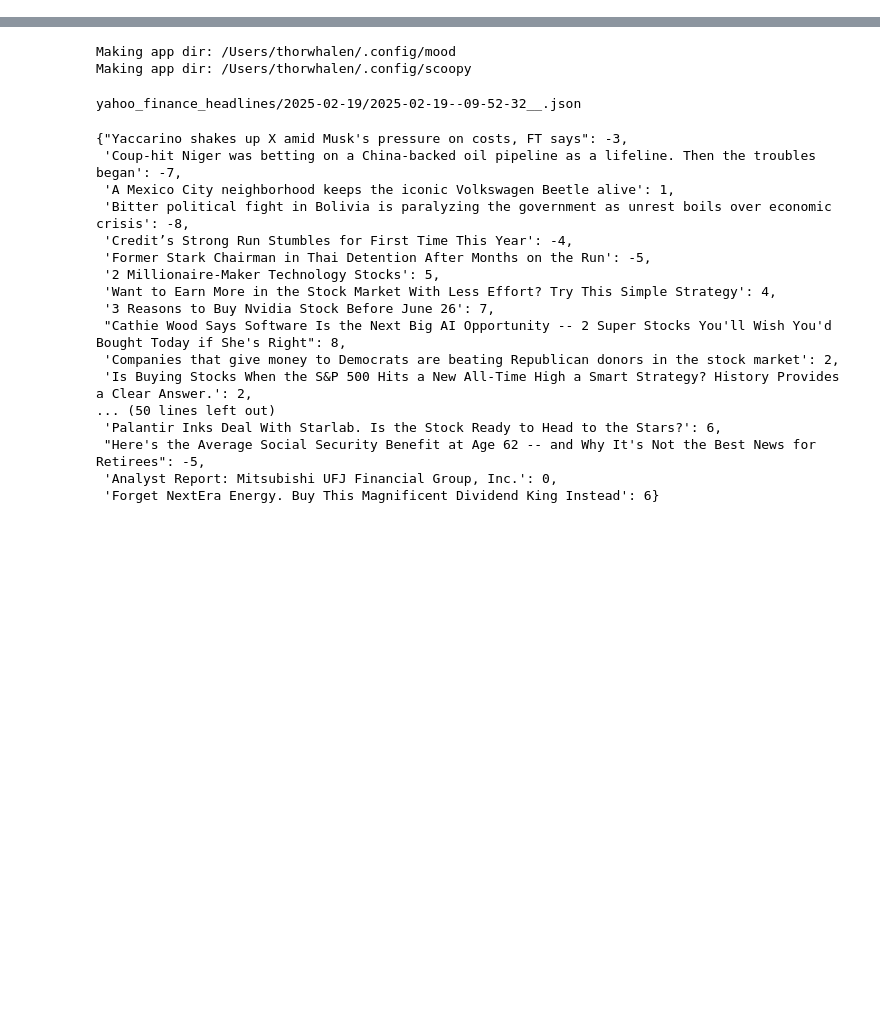
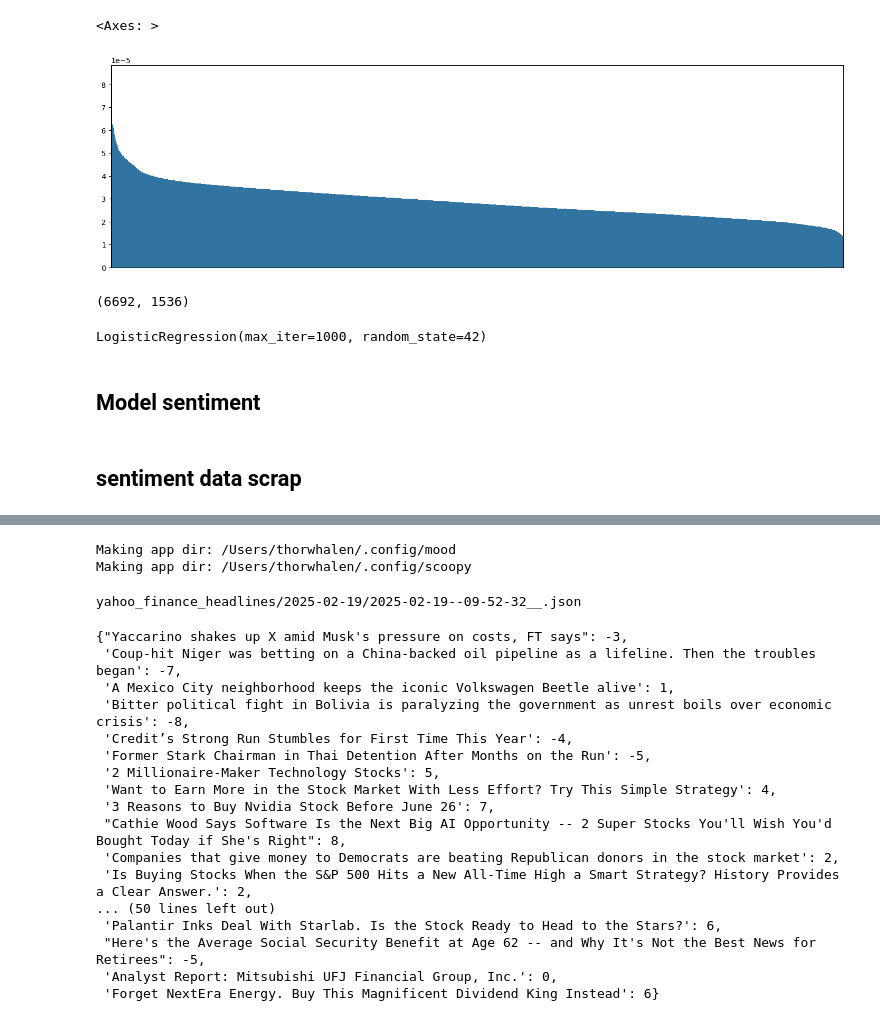
Before and after one commit to thorwhalen/mood, a Jupyter notebook: misc/mood_wip.ipynb, the cells around one changed output, grey strips where cells are left out. Cells and saved outputs as stored; diff of their text form; code cells hidden in the pictures; blank space fills up the shorter version.

```diff
--- a/misc/mood_wip.ipynb
+++ b/misc/mood_wip.ipynb
@@ -0,0 +408,15 @@
+# %%
+label = 'disgust'
+t = models[label]['model'].predict_proba(X)[:, 1]
+bars(sorted(t, reverse=True))
+# %% [output]
+<Axes: >
+[figure, added]
+# %%
+X.shape
+# %% [output]
+(6692, 1536)
+# %%
+model
+# %% [output]
+LogisticRegression(max_iter=1000, random_state=42)
@@ -0,0 +451,4 @@
+# %% [markdown]
+## Model sentiment
+# %% [markdown]
+## sentiment data scrap
```
Also changed, not shown: parts of 43 cells of this notebook, 4 other files.
